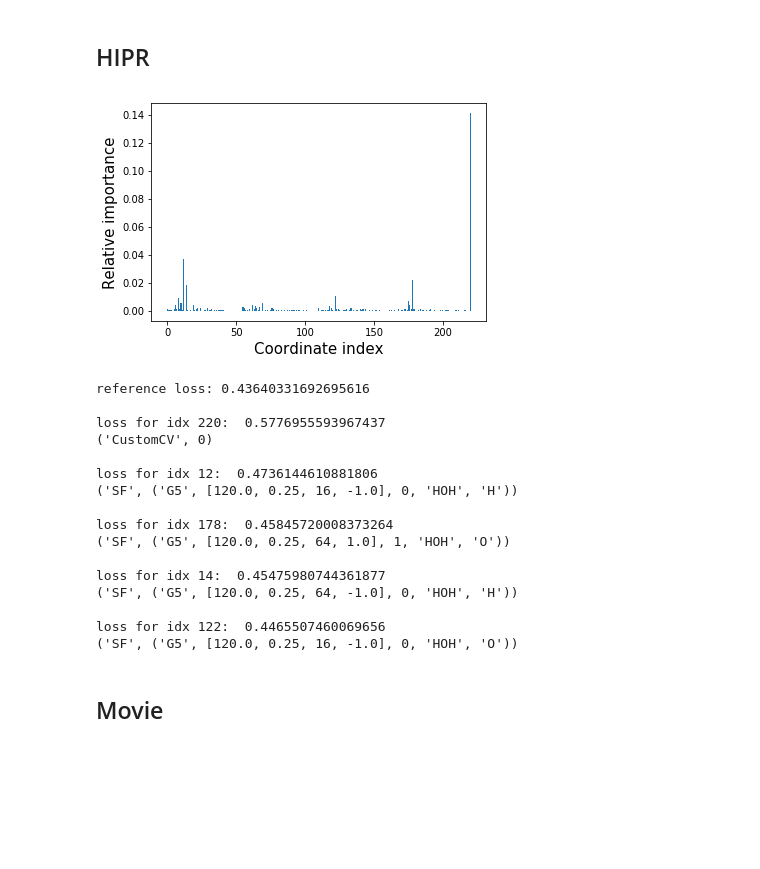
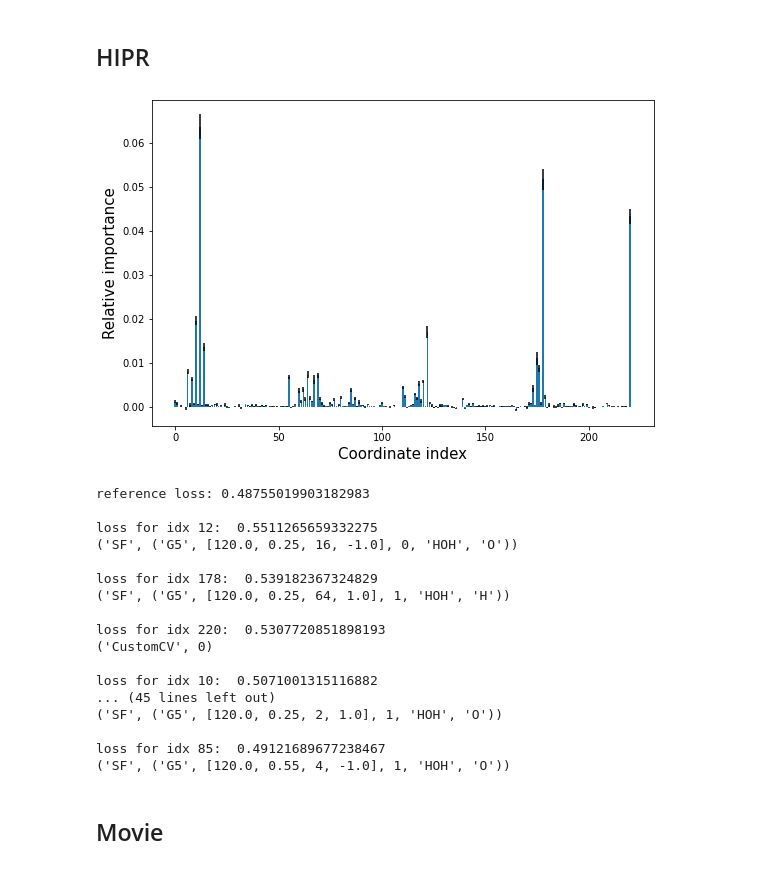
Before and after one commit to bio-phys/aimmd, a Jupyter notebook: examples/LiCl_single_ion_dissociation/1.5_keras_SNN_full_symmetry_functions.ipynb, the cells around one changed output. Drawn from its saved outputs; the diff is of its cells as text; code cells hidden in the pictures; blank space fills up the shorter version.

```diff
--- a/examples/LiCl_single_ion_dissociation/1.5_keras_SNN_full_symmetry_functions.ipynb
+++ b/examples/LiCl_single_ion_dissociation/1.5_keras_SNN_full_symmetry_functions.ipynb
@@ -361,38 +360,41 @@ hipr_losses = hipr.do_hipr_plus(10)
+# %%
+hipr_plus_losses, hipr_plus_stds = hipr.do_hipr_plus(25)
 # %%
-loss_diffs = hipr_losses[:-1] - hipr_losses[-1]  # hipr_losses[-1] is the reference loss over the unaltered trainset
+loss_diffs = hipr_plus_losses[:-1] - hipr_plus_losses[-1]  # hipr_plus_losses[-1] is the reference loss over the unaltered trainset
 
-plt.bar(np.arange(len(loss_diffs)), loss_diffs)
+plt.bar(np.arange(len(loss_diffs)), loss_diffs, yerr=hipr_plus_stds[:-1])
 plt.xlabel('Coordinate index', size=15)
 plt.ylabel('Relative importance', size=15);
 # %% [output]
-[figure, old version]
+[figure, new version]
 # %%
 # what are the most important contributors?
 max_idxs = np.argsort(loss_diffs)[::-1]
 sf_parms = descriptor_transform.kwargs['sf_parms']
 
-print('reference loss:', hipr_losses[-1])
-for idx in max_idxs[:5]:
+print('reference loss:', hipr_plus_losses[-1])
+for idx in max_idxs[:20]:
     print()
-    print('loss for idx {:d}: '.format(idx), hipr_losses[idx])
+    print('loss for idx {:d}: '.format(idx), hipr_plus_losses[idx])
     print(aimmd.coords.get_involved(idx, sf_parms=sf_parms, solvent_atoms=[['O', 'H']], solvent_resname=['HOH']))
 # %% [output]
-reference loss: 0.43640331692695616
+reference loss: 0.48755019903182983
 
-loss for idx 220:  0.5776955593967437
+loss for idx 12:  0.5511265659332275
+('SF', ('G5', [120.0, 0.25, 16, -1.0], 0, 'HOH', 'O'))
+
+loss for idx 178:  0.539182367324829
+('SF', ('G5', [120.0, 0.25, 64, 1.0], 1, 'HOH', 'H'))
+
+loss for idx 220:  0.5307720851898193
 ('CustomCV', 0)
 
-loss for idx 12:  0.4736144610881806
-('SF', ('G5', [120.0, 0.25, 16, -1.0], 0, 'HOH', 'H'))
+loss for idx 10:  0.5071001315116882
+... (45 lines left out)
+('SF', ('G5', [120.0, 0.25, 2, 1.0], 1, 'HOH', 'O'))
 
-loss for idx 178:  0.45845720008373264
-('SF', ('G5', [120.0, 0.25, 64, 1.0], 1, 'HOH', 'O'))
-
-loss for idx 14:  0.45475980744361877
-('SF', ('G5', [120.0, 0.25, 64, -1.0], 0, 'HOH', 'H'))
-
-loss for idx 122:  0.4465507460069656
-('SF', ('G5', [120.0, 0.25, 16, -1.0], 0, 'HOH', 'O'))
+loss for idx 85:  0.49121689677238467
+('SF', ('G5', [120.0, 0.55, 4, -1.0], 1, 'HOH', 'O'))
 # %% [markdown]
 ## Movie
 # %%
```
Also changed, not shown: parts of 8 cells of this notebook, 4 other files.
